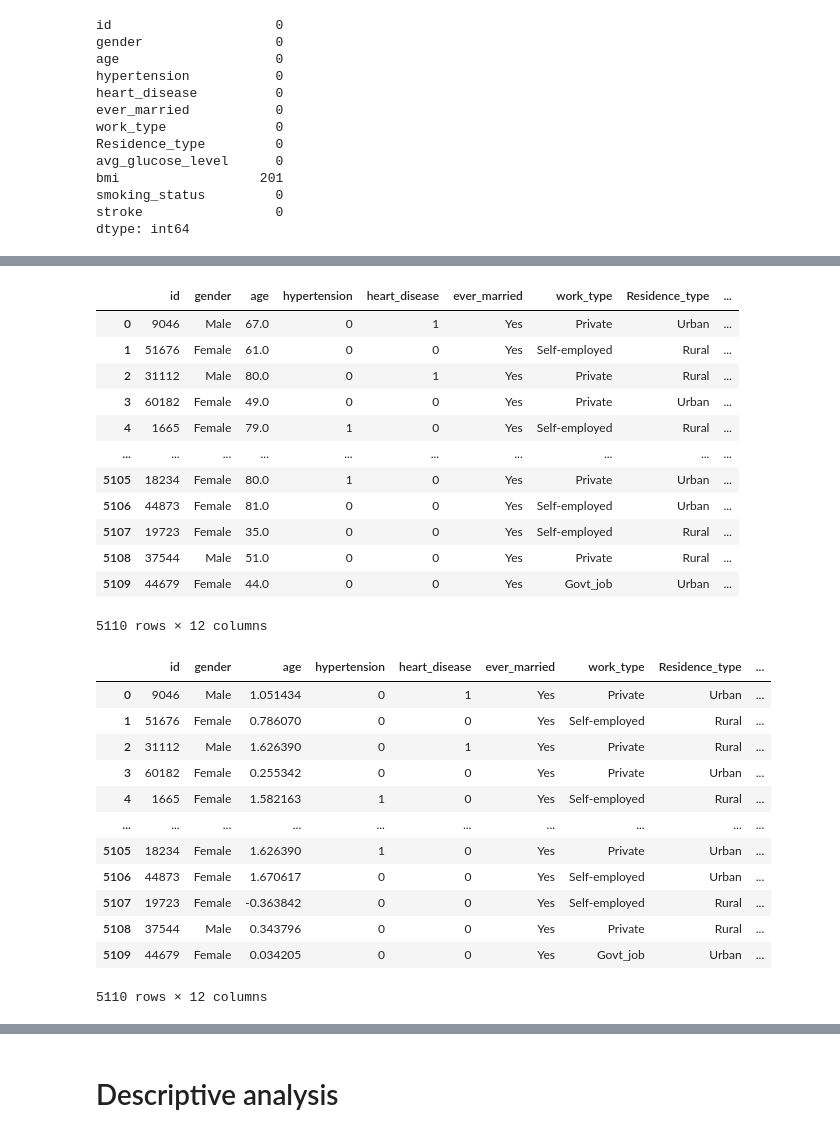
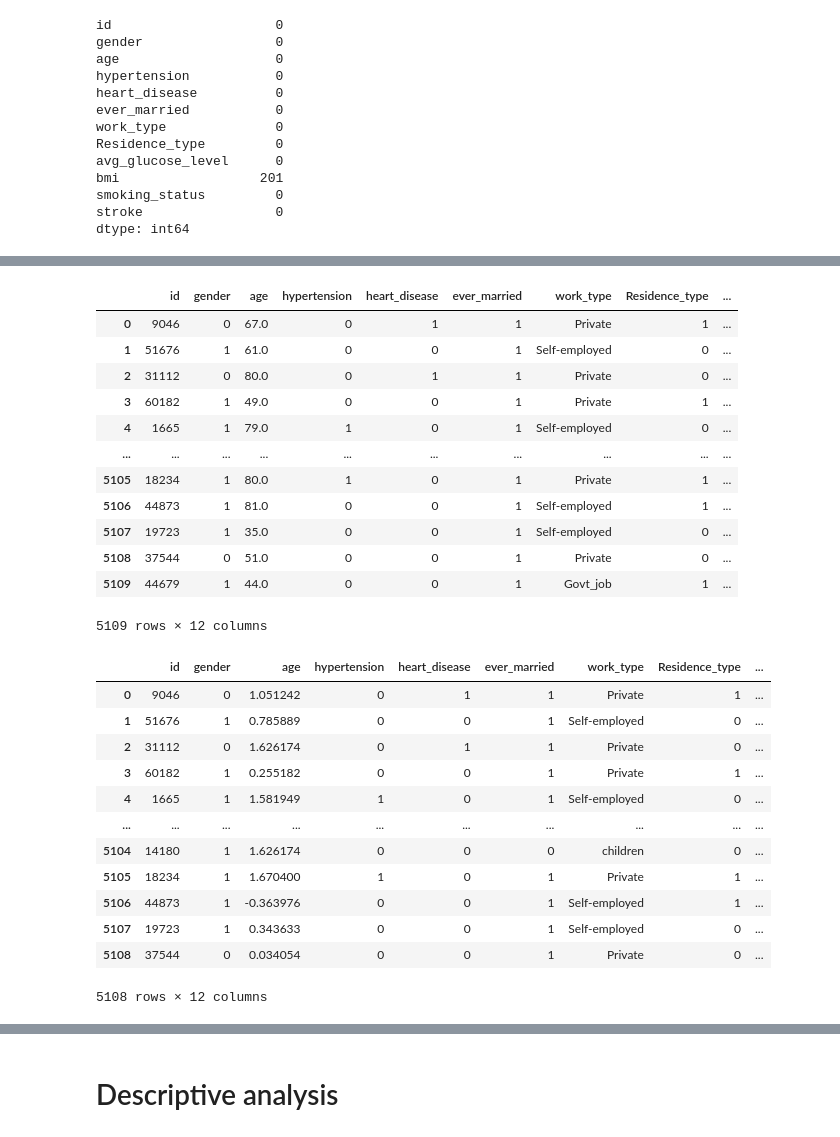
Before and after one commit to diego-ciciani01/final-project-FDS, a Jupyter notebook: pre_processing.ipynb, the cells around one changed output, grey strips where cells are left out. Saved outputs shown, nothing was run; the diff lists cells and outputs as text; code cells hidden in the pictures.

```diff
--- a/pre_processing.ipynb
+++ b/pre_processing.ipynb
@@ -27,7 +30,8 @@ import matplotlib.pyplot as plt
 # Pre-processing Dataframe
 # %%
 # Get the dataset
-dataset = pd.read_csv("/content/drive/MyDrive/Colab Notebooks/FDS - DataScience/FINAL/healthcare-dataset-stroke-data.csv")
+
+dataset = pd.read_csv("/content/drive/MyDrive/Colab Notebooks/università/FDS/final-test/stroke/healthcare-dataset-stroke-data.csv")
 # %%
 # Inspect the dataset
 dataset.isna().sum()
@@ -48,3 +52,20 @@ dtype: int64
 # %%
 # Replaces the missing values in the 'bmi' column with the mean of the available values
 dataset.bmi.fillna(dataset.bmi.mean(), inplace=True)
+# %%
+# RUN ONLY ONE TIME
+run = True
+if(run):
+  # It removes the single row where the 'gender' column has the value 'Other'
+  dataset.drop(dataset.loc[dataset['gender'] =='Other'].index, inplace=True)
+
+  # GENDER: F/M --> 1/0
+  dataset["gender"] = dataset["gender"].apply(lambda x: 1 if x=="Female" else 0)
+
+  # EVER_MARRIED: YES/NO --> 1/0
+  dataset["ever_married"] = dataset["ever_married"].apply(lambda x: 1 if x=="Yes" else 0)
+
+  # RESIDENCE_TYPE: URBAN/RURAL --> 1/0
+  dataset["Residence_type"] = dataset["Residence_type"].apply(lambda x: 1 if x=="Urban" else 0)
+
+dataset
@@ -52,40 +87,44 @@ dataset.bmi.fillna(dataset.bmi.mean(), inplace=True)
 dataset
 # %% [output]
 |  | id | gender | age | hypertension | heart_disease | ever_married | work_type | Residence_type | ... |
-| 0 | 9046 | Male | 67.0 | 0 | 1 | Yes | Private | Urban | ... |
-| 1 | 51676 | Female | 61.0 | 0 | 0 | Yes | Self-employed | Rural | ... |
-| 2 | 31112 | Male | 80.0 | 0 | 1 | Yes | Private | Rural | ... |
-| 3 | 60182 | Female | 49.0 | 0 | 0 | Yes | Private | Urban | ... |
-| 4 | 1665 | Female | 79.0 | 1 | 0 | Yes | Self-employed | Rural | ... |
+| 0 | 9046 | 0 | 67.0 | 0 | 1 | 1 | Private | 1 | ... |
+| 1 | 51676 | 1 | 61.0 | 0 | 0 | 1 | Self-employed | 0 | ... |
+| 2 | 31112 | 0 | 80.0 | 0 | 1 | 1 | Private | 0 | ... |
+| 3 | 60182 | 1 | 49.0 | 0 | 0 | 1 | Private | 1 | ... |
+| 4 | 1665 | 1 | 79.0 | 1 | 0 | 1 | Self-employed | 0 | ... |
 | ... | ... | ... | ... | ... | ... | ... | ... | ... | ... |
-| 5105 | 18234 | Female | 80.0 | 1 | 0 | Yes | Private | Urban | ... |
-| 5106 | 44873 | Female | 81.0 | 0 | 0 | Yes | Self-employed | Urban | ... |
-| 5107 | 19723 | Female | 35.0 | 0 | 0 | Yes | Self-employed | Rural | ... |
-| 5108 | 37544 | Male | 51.0 | 0 | 0 | Yes | Private | Rural | ... |
-| 5109 | 44679 | Female | 44.0 | 0 | 0 | Yes | Govt_job | Urban | ... |
+| 5105 | 18234 | 1 | 80.0 | 1 | 0 | 1 | Private | 1 | ... |
+| 5106 | 44873 | 1 | 81.0 | 0 | 0 | 1 | Self-employed | 1 | ... |
+| 5107 | 19723 | 1 | 35.0 | 0 | 0 | 1 | Self-employed | 0 | ... |
+| 5108 | 37544 | 0 | 51.0 | 0 | 0 | 1 | Private | 0 | ... |
+| 5109 | 44679 | 1 | 44.0 | 0 | 0 | 1 | Govt_job | 1 | ... |
-5110 rows × 12 columns
+5109 rows × 12 columns
 # %%
 # Standardization on the columns age, avg_glucose_level, and bmi   ???????????????????????????
 df_norm = dataset.copy()
 
 std = StandardScaler()
 cols = ['age','avg_glucose_level', 'bmi']
 norm = std.fit_transform(df_norm[cols])
 
 df_norm[cols] = pd.DataFrame(norm)
 
+df_norm = df_norm.drop(df_norm.index[-1])
+
+
+
 df_norm
 # %% [output]
 |  | id | gender | age | hypertension | heart_disease | ever_married | work_type | Residence_type | ... |
-| 0 | 9046 | Male | 1.051434 | 0 | 1 | Yes | Private | Urban | ... |
-| 1 | 51676 | Female | 0.786070 | 0 | 0 | Yes | Self-employed | Rural | ... |
-| 2 | 31112 | Male | 1.626390 | 0 | 1 | Yes | Private | Rural | ... |
-| 3 | 60182 | Female | 0.255342 | 0 | 0 | Yes | Private | Urban | ... |
-| 4 | 1665 | Female | 1.582163 | 1 | 0 | Yes | Self-employed | Rural | ... |
+| 0 | 9046 | 0 | 1.051242 | 0 | 1 | 1 | Private | 1 | ... |
+| 1 | 51676 | 1 | 0.785889 | 0 | 0 | 1 | Self-employed | 0 | ... |
+| 2 | 31112 | 0 | 1.626174 | 0 | 1 | 1 | Private | 0 | ... |
+| 3 | 60182 | 1 | 0.255182 | 0 | 0 | 1 | Private | 1 | ... |
+| 4 | 1665 | 1 | 1.581949 | 1 | 0 | 1 | Self-employed | 0 | ... |
 | ... | ... | ... | ... | ... | ... | ... | ... | ... | ... |
-| 5105 | 18234 | Female | 1.626390 | 1 | 0 | Yes | Private | Urban | ... |
-| 5106 | 44873 | Female | 1.670617 | 0 | 0 | Yes | Self-employed | Urban | ... |
-| 5107 | 19723 | Female | -0.363842 | 0 | 0 | Yes | Self-employed | Rural | ... |
-| 5108 | 37544 | Male | 0.343796 | 0 | 0 | Yes | Private | Rural | ... |
-| 5109 | 44679 | Female | 0.034205 | 0 | 0 | Yes | Govt_job | Urban | ... |
+| 5104 | 14180 | 1 | 1.626174 | 0 | 0 | 0 | children | 0 | ... |
+| 5105 | 18234 | 1 | 1.670400 | 1 | 0 | 1 | Private | 1 | ... |
+| 5106 | 44873 | 1 | -0.363976 | 0 | 0 | 1 | Self-employed | 1 | ... |
+| 5107 | 19723 | 1 | 0.343633 | 0 | 0 | 1 | Self-employed | 0 | ... |
+| 5108 | 37544 | 0 | 0.034054 | 0 | 0 | 1 | Private | 0 | ... |
-5110 rows × 12 columns
+5108 rows × 12 columns
```
Also changed, not shown: parts of 13 cells of this notebook.
